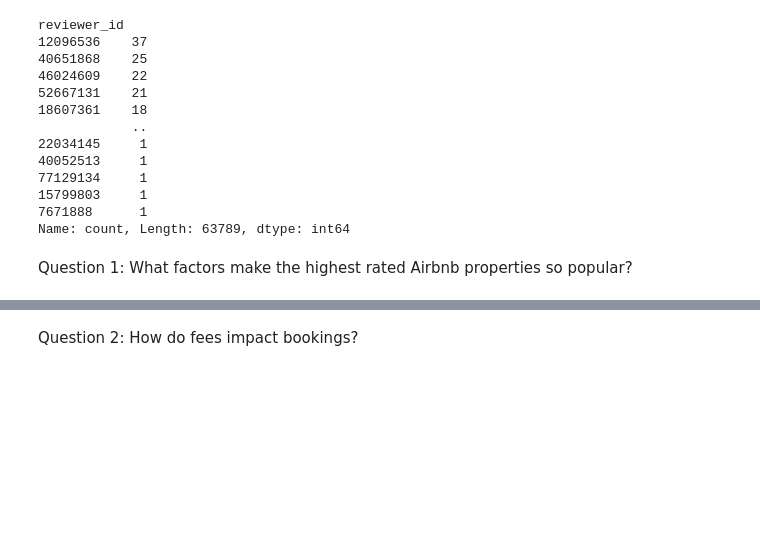
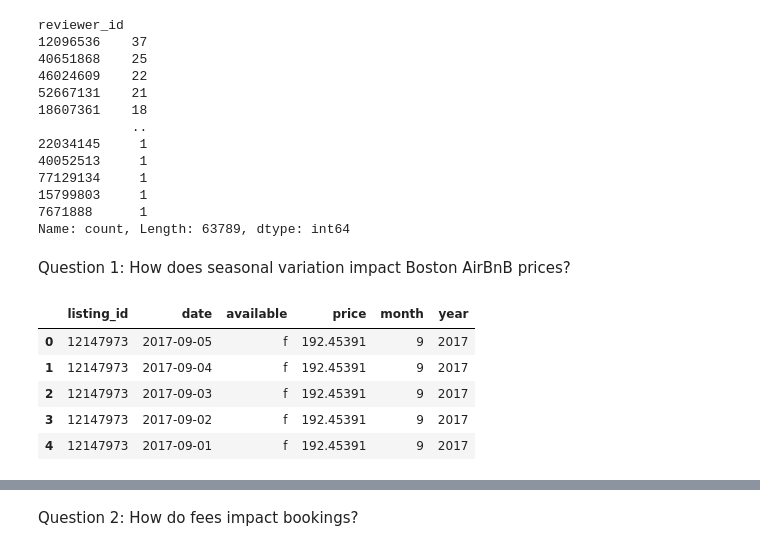
Before and after one commit to ewood242/Project_1_Data-Science-Blog, a Jupyter notebook: Project_1_Writing a Data Scientist Blog Post.ipynb, the cells around one changed output, grey strips where cells are left out. Saved outputs shown, nothing was run; the diff lists cells and outputs as text; code cells hidden in the pictures; blank space fills up the shorter version.

```diff
--- a/Project_1_Writing a Data Scientist Blog Post.ipynb
+++ b/Project_1_Writing a Data Scientist Blog Post.ipynb
@@ -606,5 +604,18 @@ reviewer_id
 15799803     1
 7671888      1
 Name: count, Length: 63789, dtype: int64
-# %% [markdown]
-Question 1: What factors make the highest rated Airbnb properties so popular?
+# %% [markdown]
+Question 1: How does seasonal variation impact Boston AirBnB prices?
+# %%
+# use calendar dataset
+# extract month and year from 'date' column and store as new columns
+calendar['month'] = calendar['date'].dt.month
+calendar['year'] = calendar['date'].dt.year
+calendar.head()
+# %% [output]
+|  | listing_id | date | available | price | month | year |
+| 0 | 12147973 | 2017-09-05 | f | 192.45391 | 9 | 2017 |
+| 1 | 12147973 | 2017-09-04 | f | 192.45391 | 9 | 2017 |
+| 2 | 12147973 | 2017-09-03 | f | 192.45391 | 9 | 2017 |
+| 3 | 12147973 | 2017-09-02 | f | 192.45391 | 9 | 2017 |
+| 4 | 12147973 | 2017-09-01 | f | 192.45391 | 9 | 2017 |
```
Also changed, not shown: parts of 7 cells of this notebook.
